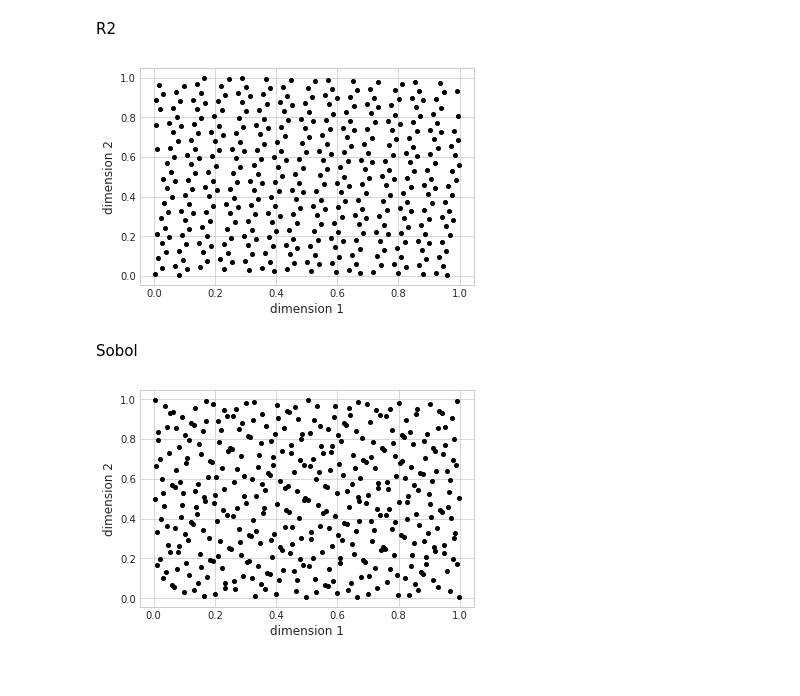
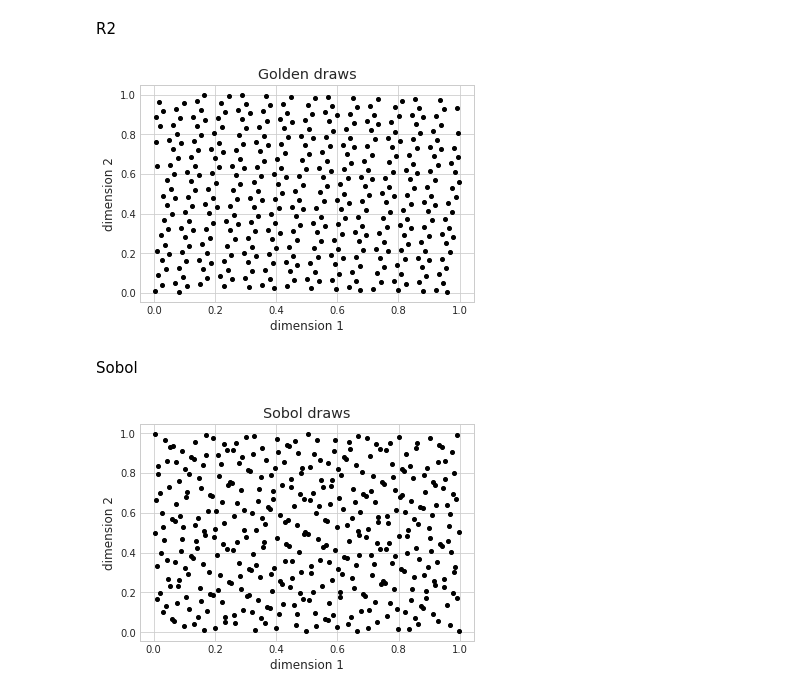
Before and after one commit to timellemeet/mixedlogit, a Jupyter notebook: drawtypes.ipynb, the cells around one changed output. Cells and saved outputs as stored; diff of their text form; code cells hidden in the pictures.

```diff
--- a/drawtypes.ipynb
+++ b/drawtypes.ipynb
@@ -86,35 +86,35 @@ def r2draws(n, d, seed=0.5):
     def phi(d):
         x=2
         for i in range(100):
             x = pow(1+x,1/(d+1))
         return x
 
     g = phi(d)
     alpha = np.zeros(d)
     for j in range(d):
         alpha[j] = pow(1/g,j+1)  %1 # mod 1
 
     r2draws = np.zeros((n, d))
     for i in range(n):
           r2draws[i] = (seed + alpha*(i+1)) % 1 # mod 1
 
     return r2draws
 
 #make the draws and discard the 10 inital values to prevent issues
 goldenr2 = np.array(r2draws(n_q * n_r, n_k))
 
 #make the result array
 draws = np.zeros((n_r, n_q, n_k))
 
 #assign the right probablilities
 for q in range(n_q):
      for r in range(n_r):
         draws[r, q, :] = goldenr2[n_r * q + r,:]
 
 
-visualize(draws)
+visualize(draws, title="Golden draws", save="Golden 20 20.tex")
 # %% [output]
-[figure, old version]
+[figure, new version]
 # %% [markdown]
 Sobol
 # %%
@@ -130,9 +130,9 @@ for q in range(n_q):
      for r in range(n_r):
         draws[r, q, :] = sobol[n_r * q + r,:]
 
-visualize(draws)
+visualize(draws, title="Sobol draws", save="Sobol 20 20.tex")
 # %% [output]
-[figure, old version]
+[figure, new version]
 # %%
 latin hypercubes
 https://stackoverflow.com/questions/26137195/latin-hypercube-sampling-with-python
```
Also changed, not shown: parts of 2 cells of this notebook, 25 other files.
